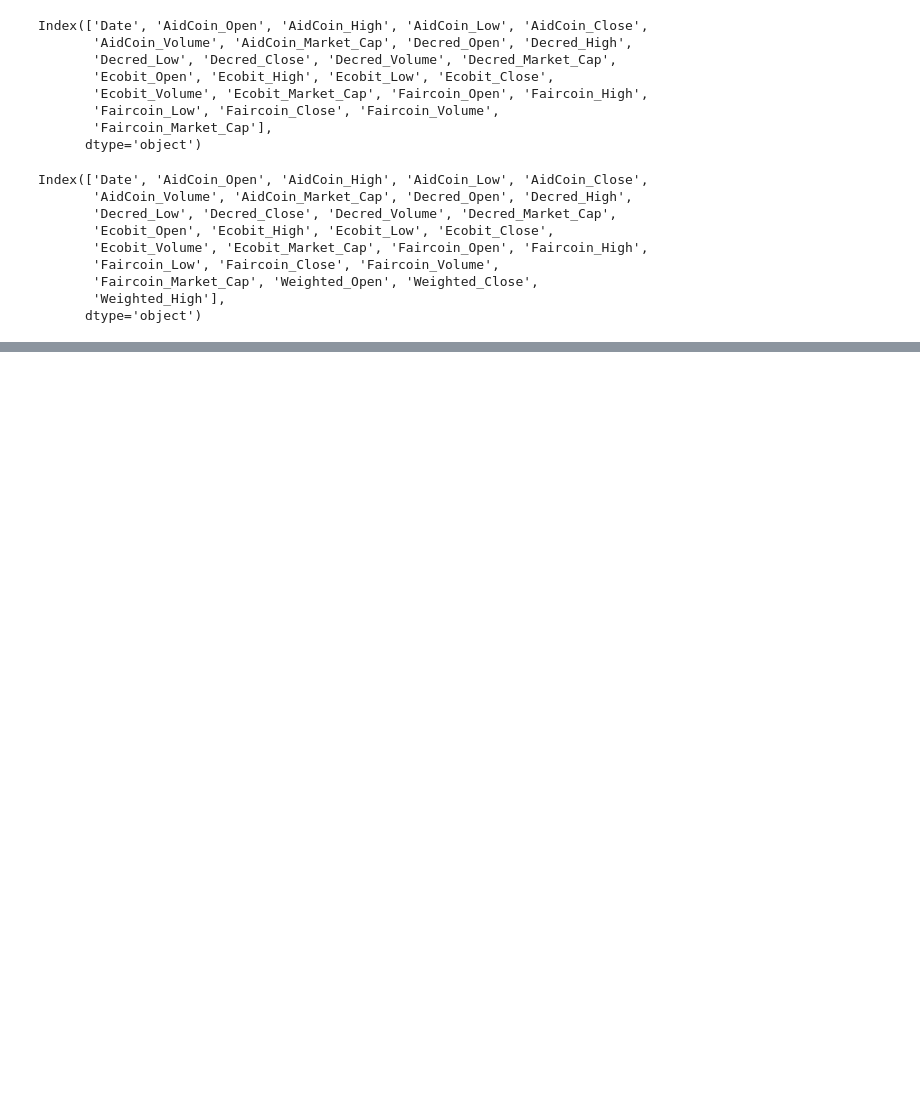
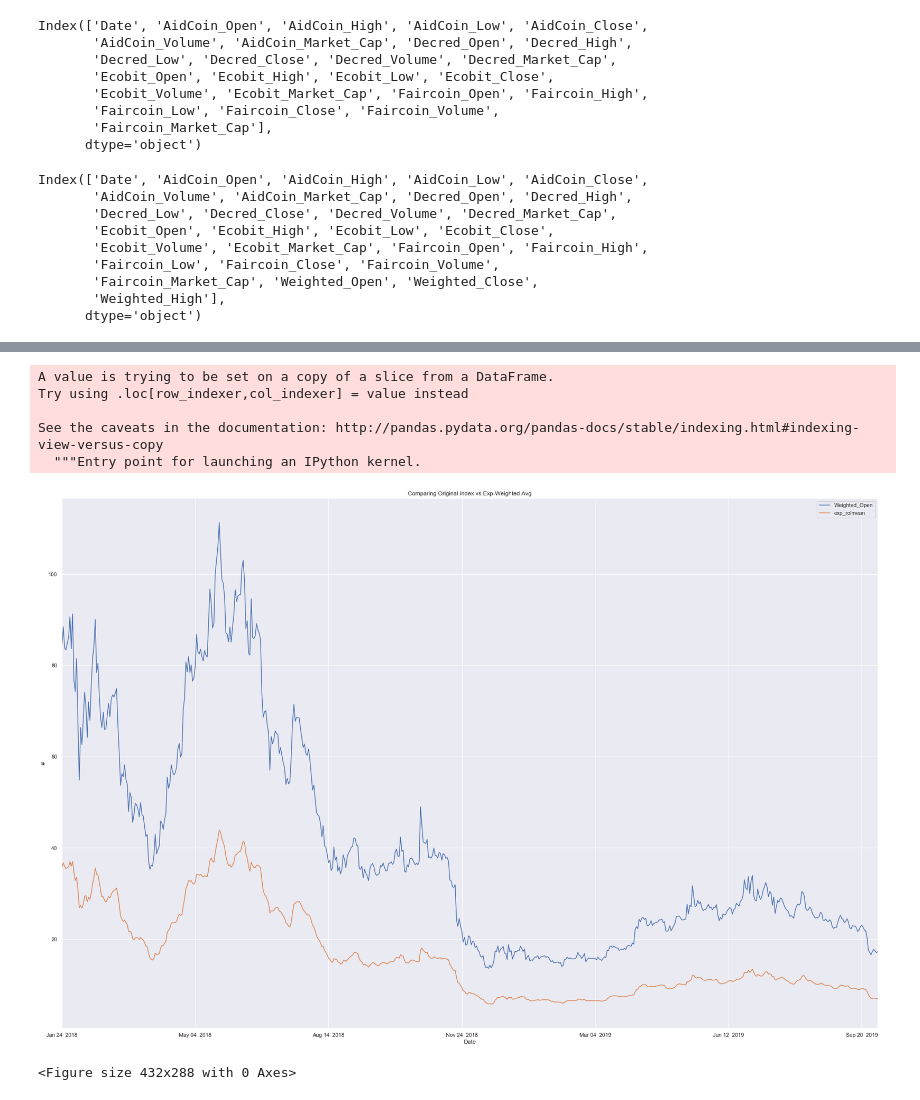
Before and after one commit to MarkEhler/Crypto_Index, a Jupyter notebook: CoinMarketCap_Generic_Scraper.ipynb, the cells around one changed output, grey strips where cells are left out. Cells and saved outputs as stored; diff of their text form; code cells hidden in the pictures; blank space fills up the shorter version.

```diff
--- a/CoinMarketCap_Generic_Scraper.ipynb
+++ b/CoinMarketCap_Generic_Scraper.ipynb
@@ -258,0 +252,9 @@ KeyboardInterrupt:
+# %%
+open_cols = [col for col in final_df.columns if 'Open' in col]
+opens = final_df[open_cols]
+high_cols = [col for col in final_df.columns if 'High' in col]
+highs = final_df[high_cols]
+low_cols = [col for col in final_df.columns if 'Low' in col]
+lows = final_df[low_cols]
+close_cols = [col for col in final_df.columns if 'Close' in col]
+closes = final_df[close_cols]
@@ -258,0 +299,20 @@ KeyboardInterrupt:
+# %%
+#halflife is set to 1 day
+opens['exp_rolmean'] = opens['Average'].ewm(halflife=1).mean()
+# %% [output]
+A value is trying to be set on a copy of a slice from a DataFrame.
+Try using .loc[row_indexer,col_indexer] = value instead
+
+See the caveats in the documentation: http://pandas.pydata.org/pandas-docs/stable/indexing.html#indexing-view-versus-copy
+  """Entry point for launching an IPython kernel.
+# %%
+# It should be noted that this weighted average takes the previously summed weight (which it compares against) in as a feature
+
+opens[['Weighted_Open', 'exp_rolmean']].plot(figsize=(30,20))
+plt.title('Comparing Original Index vs Exp-Weighted Avg')
+plt.ylabel('#')
+plt.show();
+plt.savefig('Comparing_Summed_vs_exp_weighted_mean.png')
+# %% [output]
+[figure, added]
+<Figure size 432x288 with 0 Axes>
```
Also changed, not shown: parts of 28 cells of this notebook, 3 other files.
